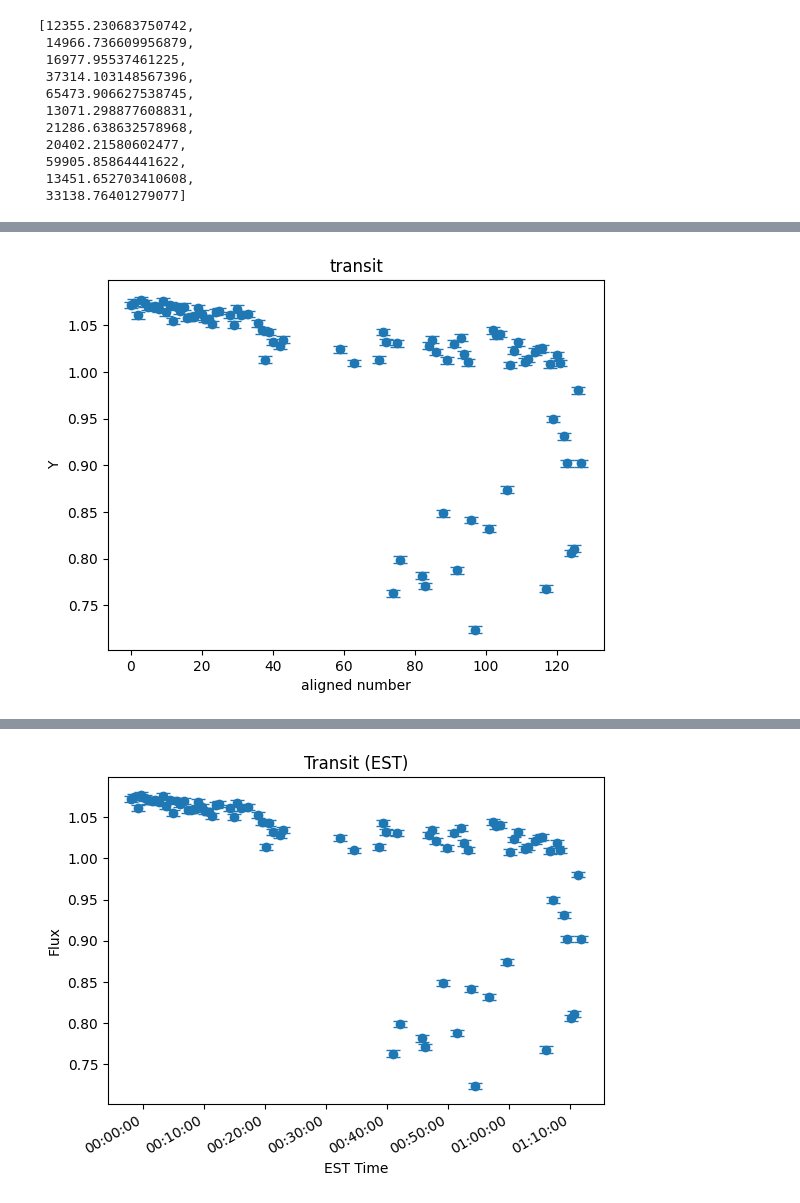
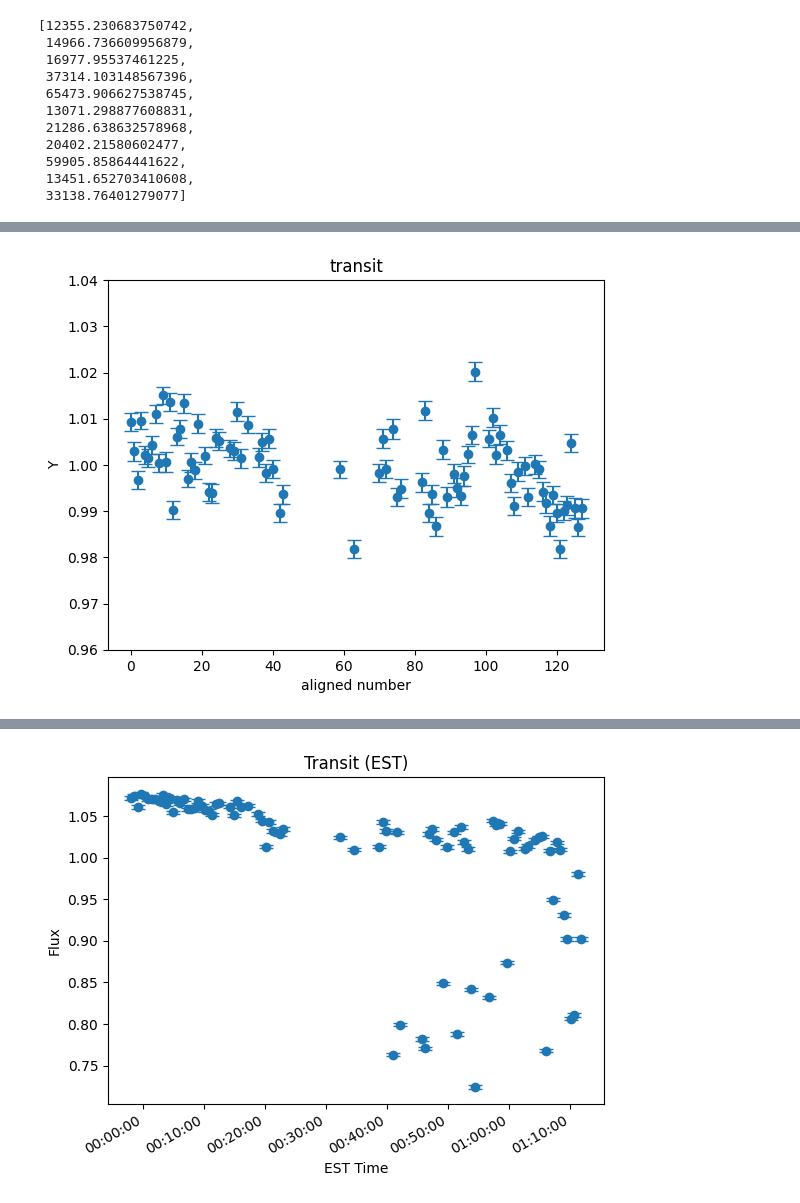
Before and after one commit to Zhengjingyi0823/AST443-Group5, a Jupyter notebook: 10_24_24_AST443_Lab2.ipynb, the cells around one changed output, grey strips where cells are left out. Cells and saved outputs as stored; diff of their text form; code cells hidden in the pictures.

```diff
--- a/10_23_24_AST443_Lab2.ipynb
+++ b/10_24_24_AST443_Lab2.ipynb
@@ -318,7 +270,0 @@ plt.show()
-# %%
-good_frames=[]
-for i in range(len(calibrated_science_withflat)):
-        if np.mean(calibrated_science_withflat[i])<500:
-            good_frames.append([i,np.mean(calibrated_science_withflat[i]), np.std(calibrated_science_withflat[i])])
-print(good_frames)
-print(len(good_frames))
@@ -828,9 +659,0 @@ host_mean = np.mean(host_planet_flux)
-# %%
-r = []
-r_err = []
-
-for i in range(len(reference_star_1)):
-    e = host_planet_flux[i]/host_mean
-    r.append(e)
-    f = host_planet_err[i]/host_mean
-    r_err.append(f)
@@ -856,0 +713,9 @@ r
+# %%
+host = []
+host_err = []
+
+for i in range(len(reference_star_1)):
+    e = host_planet_flux[i]/host_mean
+    host.append(e)
+    f = host_planet_err[i]/host_mean
+    host_err.append(f)
@@ -856,0 +742,6 @@ r
+# %%
+r = []
+
+for i in range(len(reference_star_1)):
+    g = host[i]/mu[i]
+    r.append(g)
@@ -859,14 +770,14 @@ r
 # %%
 x = aligned_number
 y = r
 
 #plt.scatter(x, y)
-plt.errorbar(x, y, yerr=r_err, fmt='o', capsize=5)
-
+plt.errorbar(x, y, yerr=delta_ref, fmt='o', capsize=5)
+plt.ylim(0.96,1.04)
 plt.xlabel('aligned number')
 plt.ylabel('Y')
 plt.title('transit')
 
 plt.show()
 # %% [output]
-[figure, old version]
+[figure, new version]
```
Also changed, not shown: parts of 50 cells of this notebook.
